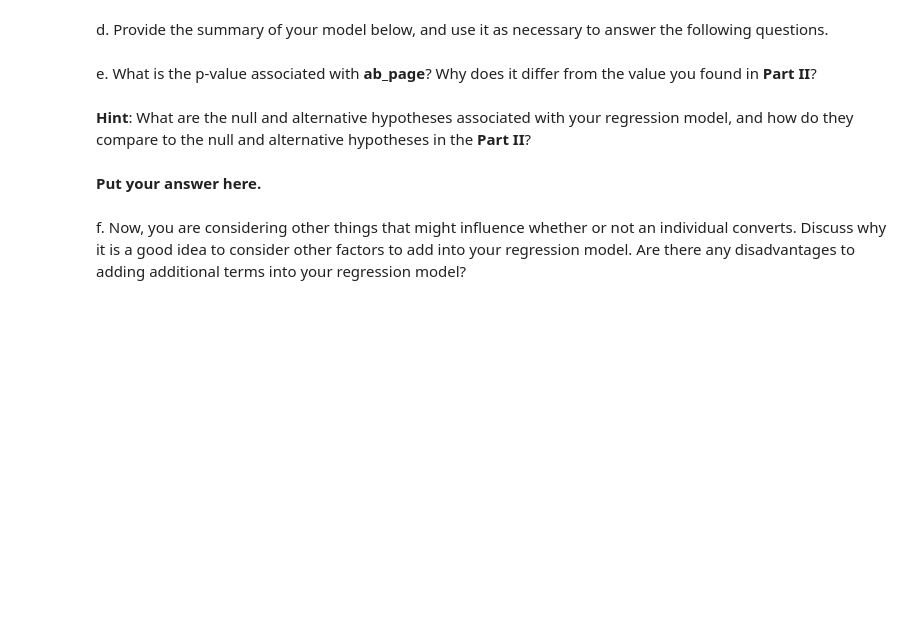
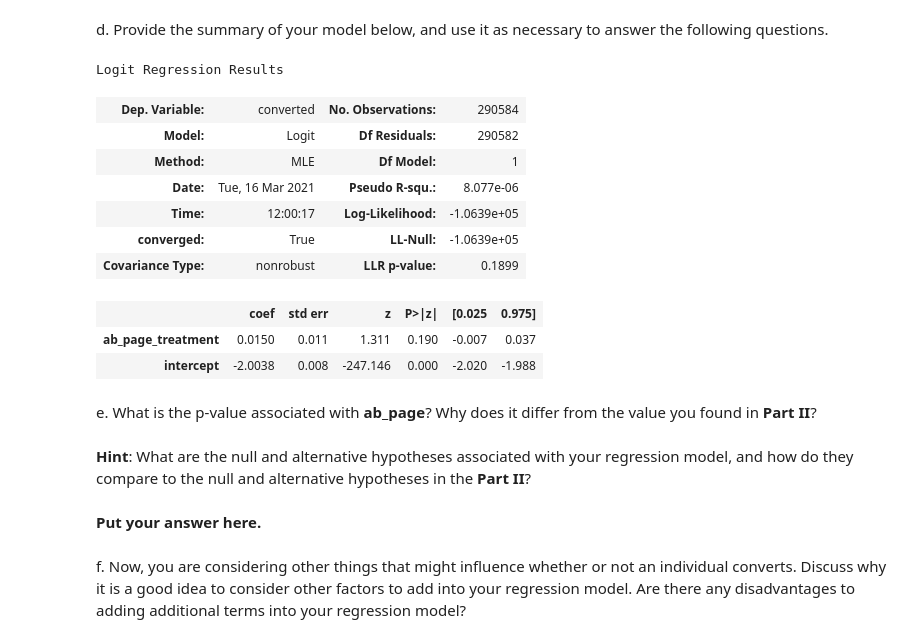
Before and after one commit to hagerElsehaimy/ABTestResults, a Jupyter notebook: Analyze_ab_test_results_notebook.ipynb, the cells around one changed output. Cells and saved outputs as stored; diff of their text form; code cells hidden in the pictures; blank space fills up the shorter version.

```diff
--- a/Analyze_ab_test_results_notebook.ipynb
+++ b/Analyze_ab_test_results_notebook.ipynb
@@ -311,5 +334,19 @@ c. Use **statsmodels** to import your regression model.  Instantiate the model,
 # %% [markdown]
 d. Provide the summary of your model below, and use it as necessary to answer the following questions.
+# %%
+logistic_model.summary()
+# %% [output]
+Logit Regression Results
+| Dep. Variable: | converted | No. Observations: | 290584 |
+| Model: | Logit | Df Residuals: | 290582 |
+| Method: | MLE | Df Model: | 1 |
+| Date: | Tue, 16 Mar 2021 | Pseudo R-squ.: | 8.077e-06 |
+| Time: | 12:00:17 | Log-Likelihood: | -1.0639e+05 |
+| converged: | True | LL-Null: | -1.0639e+05 |
+| Covariance Type: | nonrobust | LLR p-value: | 0.1899 |
+|  | coef | std err | z | P>|z| | [0.025 | 0.975] |
+| ab_page_treatment | 0.0150 | 0.011 | 1.311 | 0.190 | -0.007 | 0.037 |
+| intercept | -2.0038 | 0.008 | -247.146 | 0.000 | -2.020 | -1.988 |
 # %% [markdown]
 e. What is the p-value associated with **ab_page**? Why does it differ from the value you found in **Part II**?<br><br>  **Hint**: What are the null and alternative hypotheses associated with your regression model, and how do they compare to the null and alternative hypotheses in the **Part II**?
 # %% [markdown]
```
Also changed, not shown: parts of 8 cells of this notebook.
